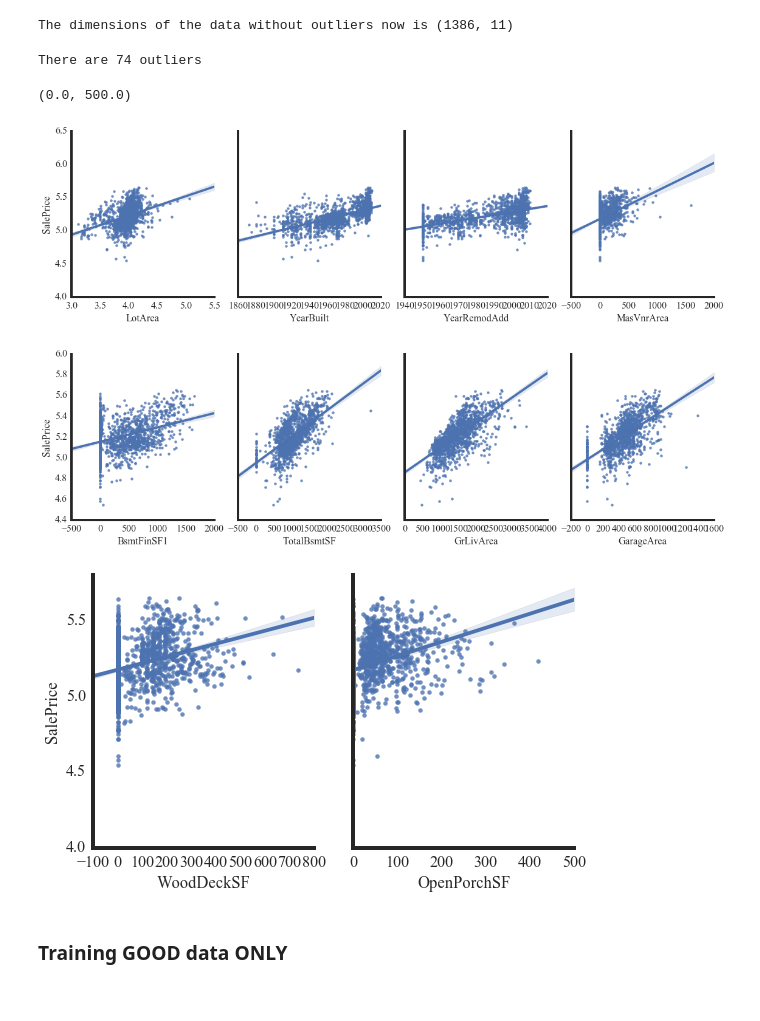
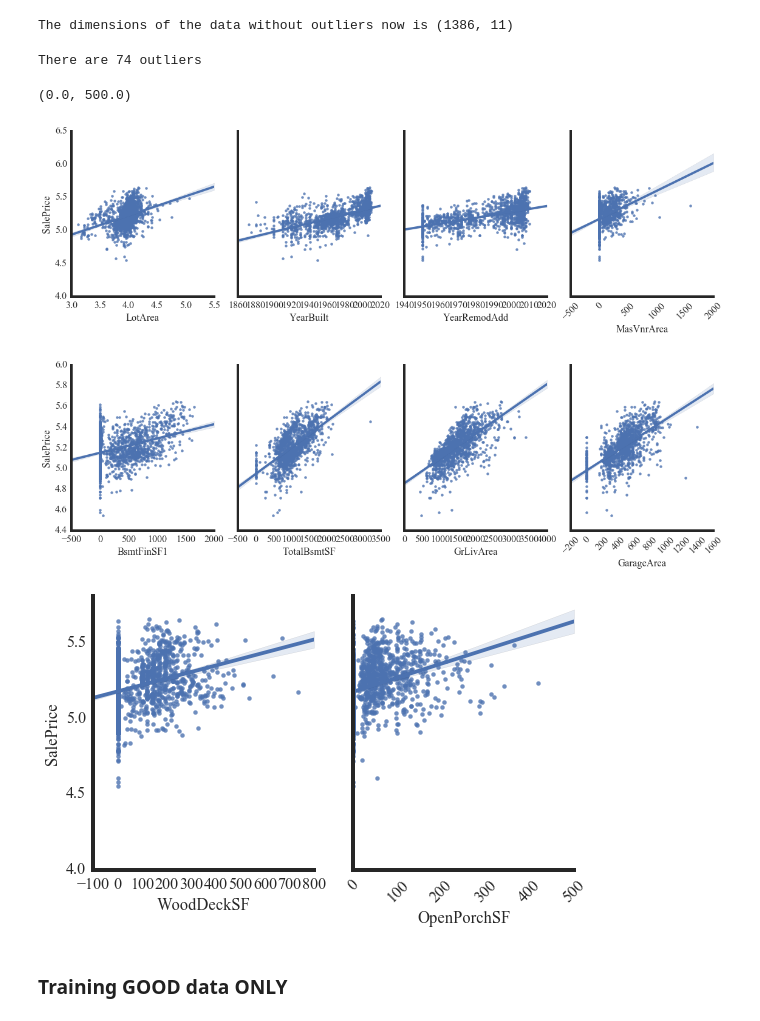
Before and after one commit to gmsardane/Predicting-Ames-Housing-Prices, a Jupyter notebook: Predicting Ames Housing Prices.ipynb, the cells around one changed output. Drawn from its saved outputs; the diff is of its cells as text; code cells hidden in the pictures.

```diff
--- a/Predicting Ames Housing Prices.ipynb
+++ b/Predicting Ames Housing Prices.ipynb
@@ -432,16 +432,16 @@ The dimensions of the data without outliers now is (1386, 11)
 # %%
 for j in range(0, 12, 4):
     pairsplot(good_data, good_data_X.columns[j:j+4])
-
+    plt.xticks(rotation=45)
 print "There are {} outliers".format(len(outliers))
 plt.ylim(4.,)
 plt.xlim(0.,)
 # %% [output]
 There are 74 outliers
 (0.0, 500.0)
-[figure, old version]
+[figure, new version]
-[figure, old version]
+[figure, new version]
-[figure, old version]
+[figure, new version]
 # %% [markdown]
 ###  Training GOOD data ONLY
 # %%
```
Also changed, not shown: parts of 22 cells of this notebook.
